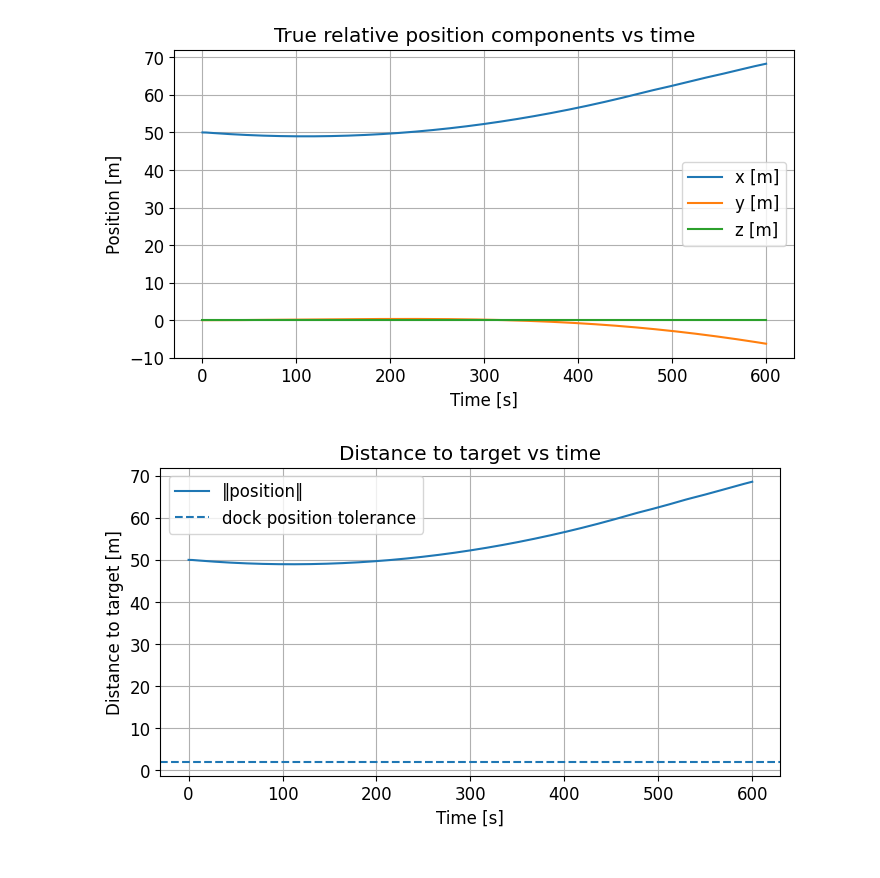
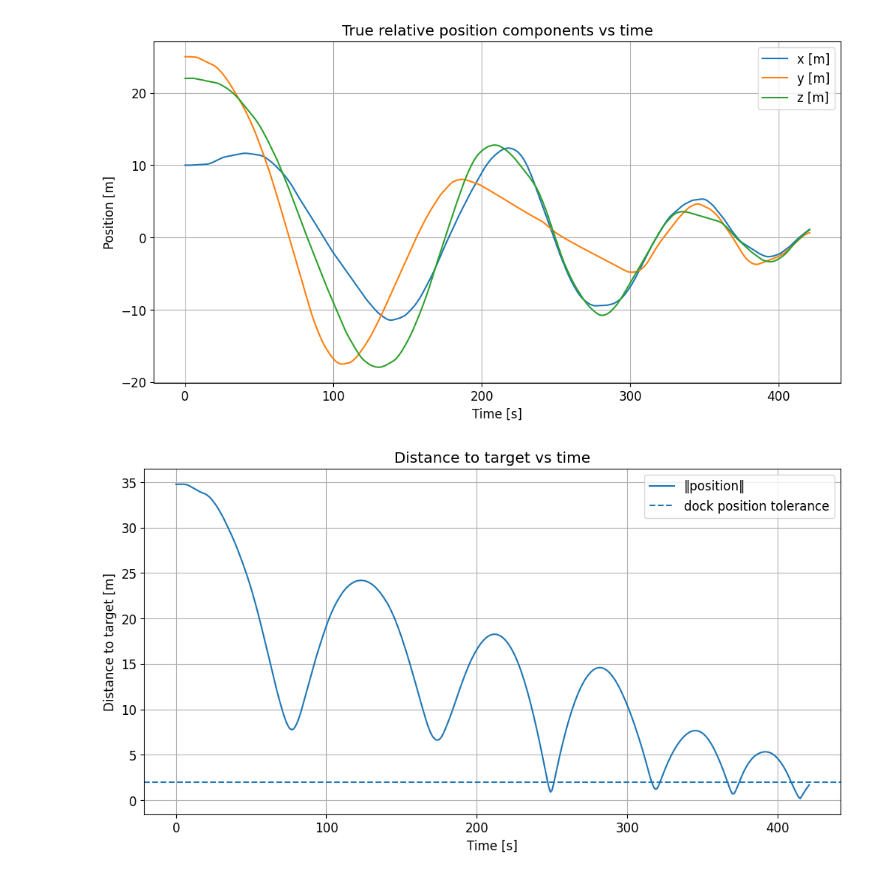
Before and after one commit to colin-skinner/AA228-orbital-rendezvous, a Jupyter notebook: results.ipynb, the cells around one changed output. Saved outputs shown, nothing was run; the diff lists cells and outputs as text; code cells hidden in the pictures.

```diff
--- a/results.ipynb
+++ b/results.ipynb
@@ -0,0 +53,11 @@
+# %%
+# Updating
+
+CONFIG = {**DEFAULT_CONFIG, **{
+
+    # --- initial state and belief (EKF) ---
+    "x0_true": (10.0, 25.0, 22.0, 0.0, 0.0, 0.0),  # start ~50 m away
+    "x0_hat_offset": (10.0, -5.0, -10.0, -0.2, 0.1, 0.9),
+    "P0_diag": (10.0, 10.0, 10.0, 1.0, 1.0, 1.0),
+}}
+config_hash = json.dumps(CONFIG, sort_keys=True)
@@ -95,0 +150,20 @@ Docked: NO (never simultaneously inside pos & vel tolerances)
+# %%
+
+# run a single "baseline" episode
+seed = 42   # can change this and re-run
+res = run_closed_loop_episode(CONFIG, seed=seed)
+
+
+
+
+metrics = compute_metrics(res, seed)
+dock_step = metrics['dock_step']
+
+X_true = res["X_true"][:dock_step]
+X_hat = res["X_hat"][:dock_step]
+actions = res["actions"][:dock_step]
+rewards = res["rewards"][:dock_step]
+
+t = np.arange(dock_step) * dt
+
+print_metrics(metrics, title=f"Episode (seed={seed})")
@@ -96,6 +188,7 @@ Docked: NO (never simultaneously inside pos & vel tolerances)
 # %%
+
 # plot 1 – position components vs time
-fig, ax = plt.subplots()
+fig, ax = plt.subplots(figsize=(12,6))
 ax.plot(t, X_true[:, 0], label="x [m]")
 ax.plot(t, X_true[:, 1], label="y [m]")
 ax.plot(t, X_true[:, 2], label="z [m]")
@@ -106,21 +199,21 @@ ax.legend()
 ax.grid(True)
 plt.show()
 # %% [output]
-[figure, old version]
+[figure, new version]
 # %%
 # plot 2 – distance to target vs time (with docking tolerance)
-pos_norm = metrics["pos_norm"]
+pos_norm = metrics["pos_norm"][:dock_step]
 
-fig, ax = plt.subplots()
+fig, ax = plt.subplots(figsize=(12,6))
 ax.plot(t, pos_norm, label="‖position‖")
 ax.axhline(dock_pos_tol, linestyle="--", label="dock position tolerance")
 ax.set_xlabel("Time [s]")
 ax.set_ylabel("Distance to target [m]")
 ax.set_title("Distance to target vs time")
 ax.legend()
 ax.grid(True)
 plt.show()
 # %% [output]
-[figure, old version]
+[figure, new version]
 # %%
 # plot 3 – velocity norm vs time (with docking tolerance)
```
Also changed, not shown: parts of 26 cells of this notebook, 11 other files.
